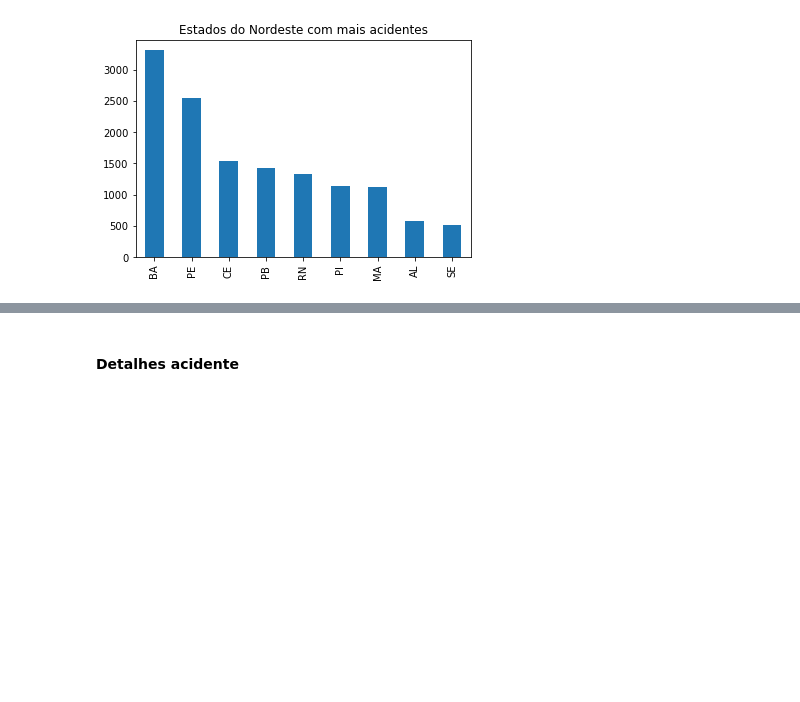
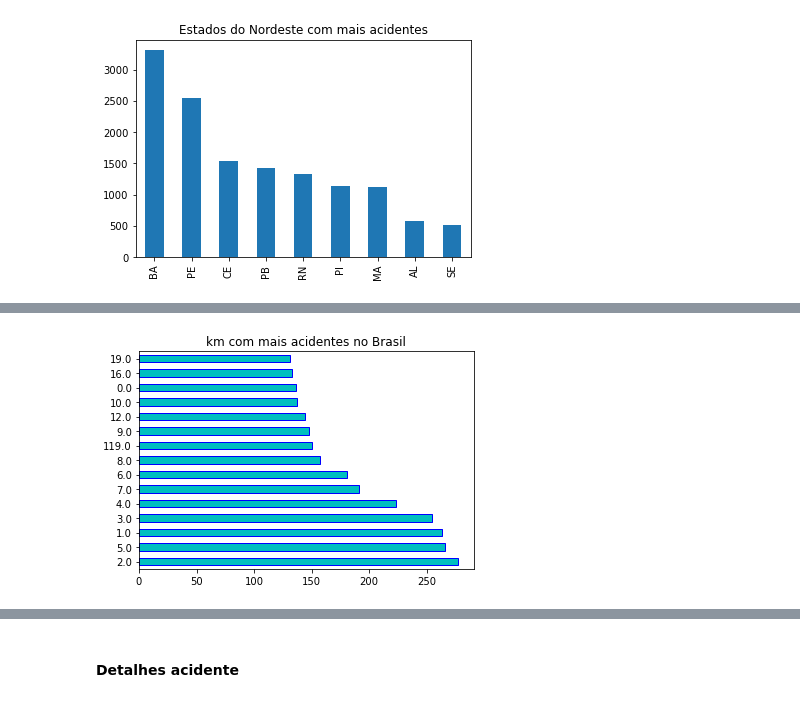
Before and after one commit to Hermano-Neto/Fabrica-de-Sofware, a Jupyter notebook: PROJETO-DATATRAN-2021/Acidentes.ipynb, the cells around one changed output, grey strips where cells are left out. Saved outputs shown, nothing was run; the diff lists cells and outputs as text; code cells hidden in the pictures; blank space fills up the shorter version.

```diff
--- a/PROJETO-DATATRAN-2021/Acidentes.ipynb
+++ b/PROJETO-DATATRAN-2021/Acidentes.ipynb
@@ -307,0 +357,5 @@ Series_UF[Nordeste].sort_values(ascending = False).plot.bar(title = tit_NORD);
+# %%
+tit_KM = 'km com mais acidentes no Brasil'
+Series_km.iloc[0:15].plot.barh(title = tit_KM, color = 'c', edgecolor = 'b');
+# %% [output]
+[figure, added]
```
Also changed, not shown: parts of 15 cells of this notebook.
